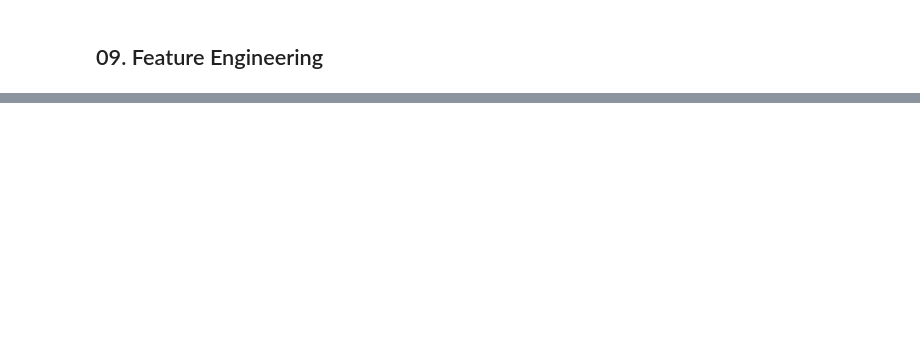
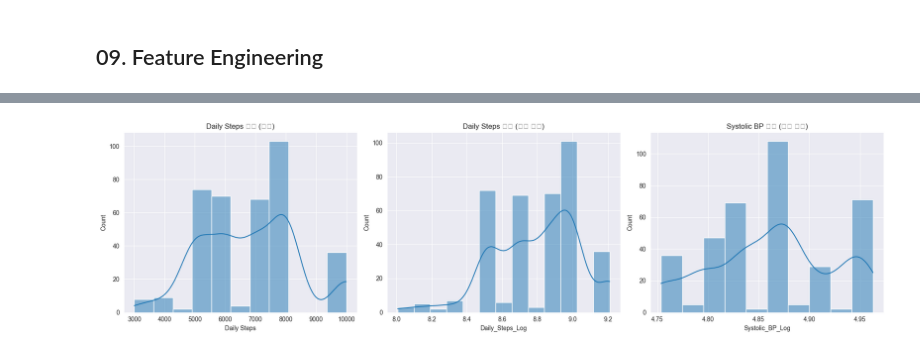
Before and after one commit to ParkVitna/SKN14-EDA-1Team, a Jupyter notebook: KimJaewoo/EDA.ipynb, the cells around one changed output, grey strips where cells are left out. Cells and saved outputs as stored; diff of their text form; code cells hidden in the pictures; blank space fills up the shorter version.

```diff
--- a/KimJaewoo/EDA.ipynb
+++ b/KimJaewoo/EDA.ipynb
@@ -339,6 +338,19 @@ For example, when doing 'df[col].method(value, inplace=True)', try using 'df.met
 ## 09. Feature Engineering
 # %%
 # 09. Feature Engineering
+
+df_fe = df.copy() # Feature Engineering을 위한 새 데이터프레임 복사 (항상 원본 df 사용)
+
+# Person ID 제거 (만약 원본 df에 있다면)
+if 'Person ID' in df_fe.columns:
+    df_fe.drop('Person ID', axis=1, inplace=True)
+    print("'Person ID' 컬럼 제거 완료.")
+
+# BMI Category 통일 (만약 원본 df에 'Normal Weight'가 있다면)
+if 'Normal Weight' in df_fe['BMI Category'].unique():
+    df_fe['BMI Category'] = df_fe['BMI Category'].replace('Normal Weight', 'Normal')
+    print("'BMI Category' 값 통일 완료: 'Normal Weight' -> 'Normal'")
+
 
 print("## 09. Feature Engineering 시작 ##\n")
 
@@ -462,21 +474,52 @@ print(df_fe[['Age', 'Stress Level', 'Age_x_Stress', 'Sleep Duration', 'Physical
 print("\n" + "="*50 + "\n")
 
 
-# 8. 정규화/스케일링 (예시: 로그 변환) - 분포가 왜곡된 경우 고려
-# Daily Steps의 경우 분포가 특정 값에 몰려있을 수 있으므로 로그 변환 시도 (0인 경우 방지)
-# print("--- 8. 로그 변환 (예시) ---")
-# df_fe['Daily_Steps_Log'] = np.log1p(df_fe['Daily Steps']) # log1p는 0을 처리하기 위해 1을 더한 후 로그
-# print("'Daily_Steps_Log' 컬럼 생성 완료.")
-# print(df_fe[['Daily Steps', 'Daily_Steps_Log']].head())
-# plt.figure(figsize=(12, 4))
-# plt.subplot(1, 2, 1)
-# sns.histplot(df_fe['Daily Steps'], kde=True)
-# plt.title('Daily Steps 분포 (원본)')
-# plt.subplot(1, 2, 2)
-# sns.histplot(df_fe['Daily_Steps_Log'], kde=True)
-# plt.title('Daily Steps 분포 (로그 변환)')
-# plt.show()
-# print("\n" + "="*50 + "\n")
+# 8. 정규화/스케일링 (예시: 로그 변환)
+print("--- 8. 로그 변환 (예시) ---")
+
+# Daily Steps 로그 변환
+if 'Daily Steps' in df_fe.columns:
+    df_fe['Daily_Steps_Log'] = np.log1p(df_fe['Daily Steps'])
+    print("'Daily_Steps_Log' 컬럼 생성 완료.")
+    print(df_fe[['Daily Steps', 'Daily_Steps_Log']].head())
+
+    # Systolic_BP 로그 변환
+    if 'Systolic_BP' in df_fe.columns:
+        df_fe['Systolic_BP_Log'] = np.log1p(df_fe['Systolic_BP'])
+        print("'Systolic_BP_Log' 컬럼 생성 완료.")
+        print(df_fe[['Systolic_BP', 'Systolic_BP_Log']].head())
+    else:
+        print("'Systolic_BP' 컬럼이 존재하지 않아 로그 변환을 수행할 수 없습니다.")
+
+    # Diastolic_BP 로그 변환
+    if 'Diastolic_BP' in df_fe.columns:
+        df_fe['Diastolic_BP_Log'] = np.log1p(df_fe['Diastolic_BP'])
+        print("'Diastolic_BP_Log' 컬럼 생성 완료.")
+        print(df_fe[['Diastolic_BP', 'Diastolic_BP_Log']].head())
+    else:
+        print("'Diastolic_BP' 컬럼이 존재하지 않아 로그 변환을 수행할 수 없습니다.")
+
+    # 시각화
+    plt.figure(figsize=(18, 5))
+    plt.subplot(1, 3, 1)
+    sns.histplot(df_fe['Daily Steps'], kde=True)
+    plt.title('Daily Steps 분포 (원본)')
+    plt.subplot(1, 3, 2)
+    if 'Daily_Steps_Log' in df_fe.columns:
+        sns.histplot(df_fe['Daily_Steps_Log'], kde=True)
+        plt.title('Daily Steps 분포 (로그 변환)')
+    if 'Systolic_BP_Log' in df_fe.columns:
+        plt.subplot(1, 3, 3)
+        sns.histplot(df_fe['Systolic_BP_Log'], kde=True)
+        plt.title('Systolic BP 분포 (로그 변환)')
+    plt.tight_layout()
+    plt.show()
+
+else:
+    print("'Daily Steps' 컬럼이 없어 로그 변환 및 관련 시각화를 생략합니다.")
+
+
+print("\n" + "="*50 + "\n")
 
 
 print("## Feature Engineering 완료 ##\n")
@@ -506,0 +550 @@ memory usage: 74.3+ KB
+[figure, added]
```
Also changed, not shown: parts of 2 cells of this notebook.
